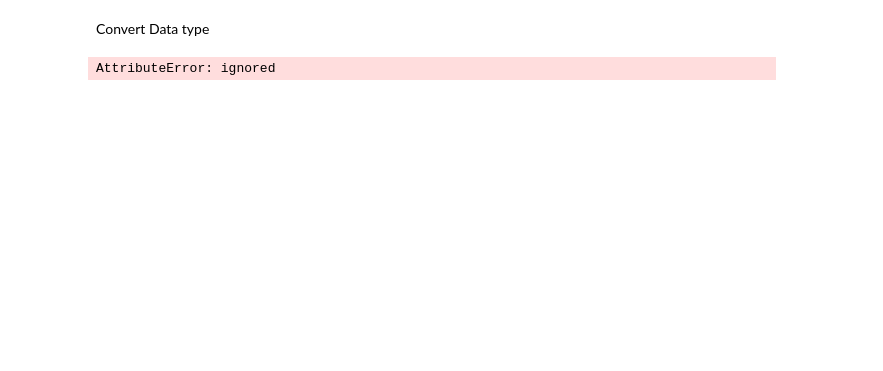
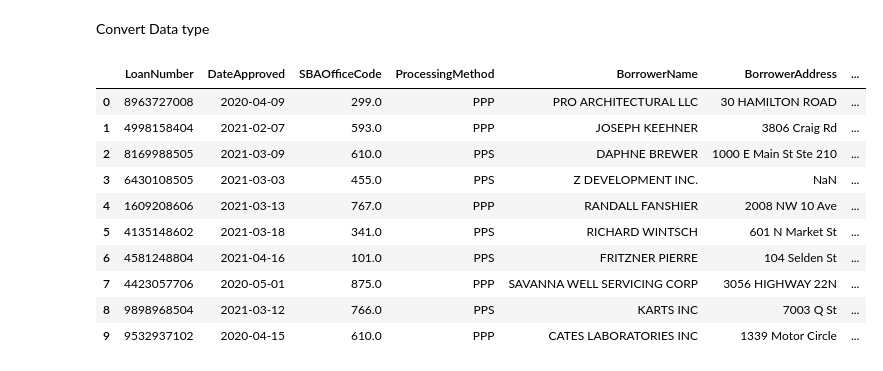
Before and after one commit to gebuh/team-74-capstone, a Jupyter notebook: notebooks/EDA_start.ipynb, the cells around one changed output. Saved outputs shown, nothing was run; the diff lists cells and outputs as text; code cells hidden in the pictures; blank space fills up the shorter version.

```diff
--- a/notebooks/EDA_start.ipynb
+++ b/notebooks/EDA_start.ipynb
@@ -46,13 +46,27 @@ df.shape
 # %% [markdown]
 Convert Data type
 # %%
+# df['BorrowerZip'] = df['BorrowerZip'].astype(int)
 df['DateApproved'] = pd.to_datetime(df['DateApproved'])
 df['LoanStatusDate'] = pd.to_datetime(df['LoanStatusDate'])
-df['BorrowerZip'] = df['BorrowerZip'][:5]
+# df['BorrowerZip'] = df['BorrowerZip'][:5]
+df['BorrowerZip'] = df['BorrowerZip'].astype(str).str.split('-').str[0]
+df['BorrowerZip'] = df['BorrowerZip'].str.split('.').str[0]
+
 #df['BorrowerZip'] = df['BorrowerZip']
 # df = df.apply (pd.to_numeric, errors='coerce')
 # df = df.dropna()
 #df['ServicingLenderZip'] = df['ServicingLenderZip'].str.split('-').str[0].astype(int)
 df.head(10)
 # %% [output]
-AttributeError: ignored
+|  | LoanNumber | DateApproved | SBAOfficeCode | ProcessingMethod | BorrowerName | BorrowerAddress | ... |
+| 0 | 8963727008 | 2020-04-09 | 299.0 | PPP | PRO ARCHITECTURAL LLC | 30 HAMILTON ROAD | ... |
+| 1 | 4998158404 | 2021-02-07 | 593.0 | PPP | JOSEPH KEEHNER | 3806 Craig Rd | ... |
+| 2 | 8169988505 | 2021-03-09 | 610.0 | PPS | DAPHNE BREWER | 1000 E Main St Ste 210 | ... |
+| 3 | 6430108505 | 2021-03-03 | 455.0 | PPS | Z DEVELOPMENT INC. | NaN | ... |
+| 4 | 1609208606 | 2021-03-13 | 767.0 | PPP | RANDALL FANSHIER | 2008 NW 10 Ave | ... |
+| 5 | 4135148602 | 2021-03-18 | 341.0 | PPS | RICHARD WINTSCH | 601 N Market St | ... |
+| 6 | 4581248804 | 2021-04-16 | 101.0 | PPS | FRITZNER PIERRE | 104 Selden St | ... |
+| 7 | 4423057706 | 2020-05-01 | 875.0 | PPP | SAVANNA WELL SERVICING CORP | 3056 HIGHWAY 22N | ... |
+| 8 | 9898968504 | 2021-03-12 | 766.0 | PPS | KARTS INC | 7003 Q St | ... |
+| 9 | 9532937102 | 2020-04-15 | 610.0 | PPP | CATES LABORATORIES INC | 1339 Motor Circle | ... |
```
Also changed, not shown: parts of 14 cells of this notebook.
